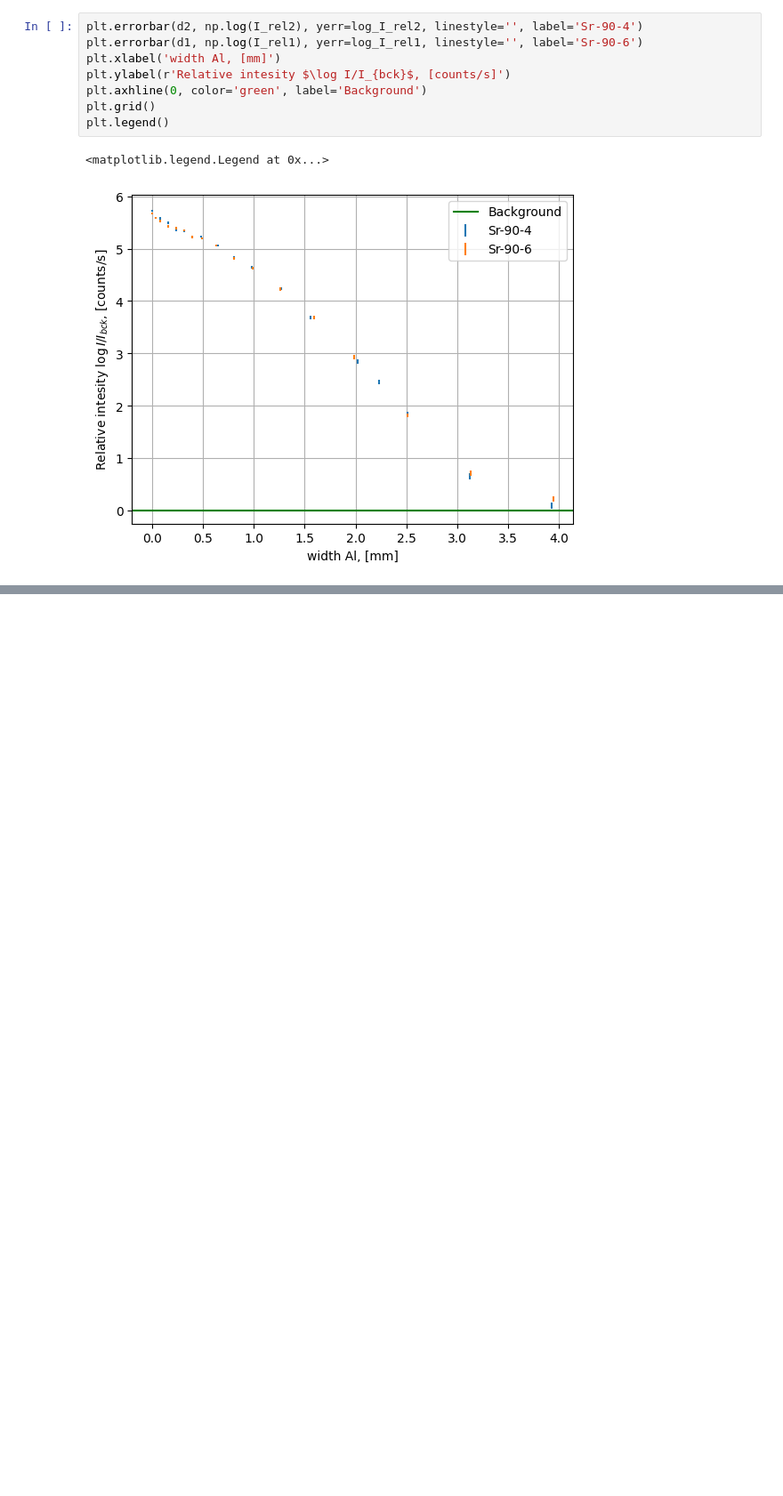
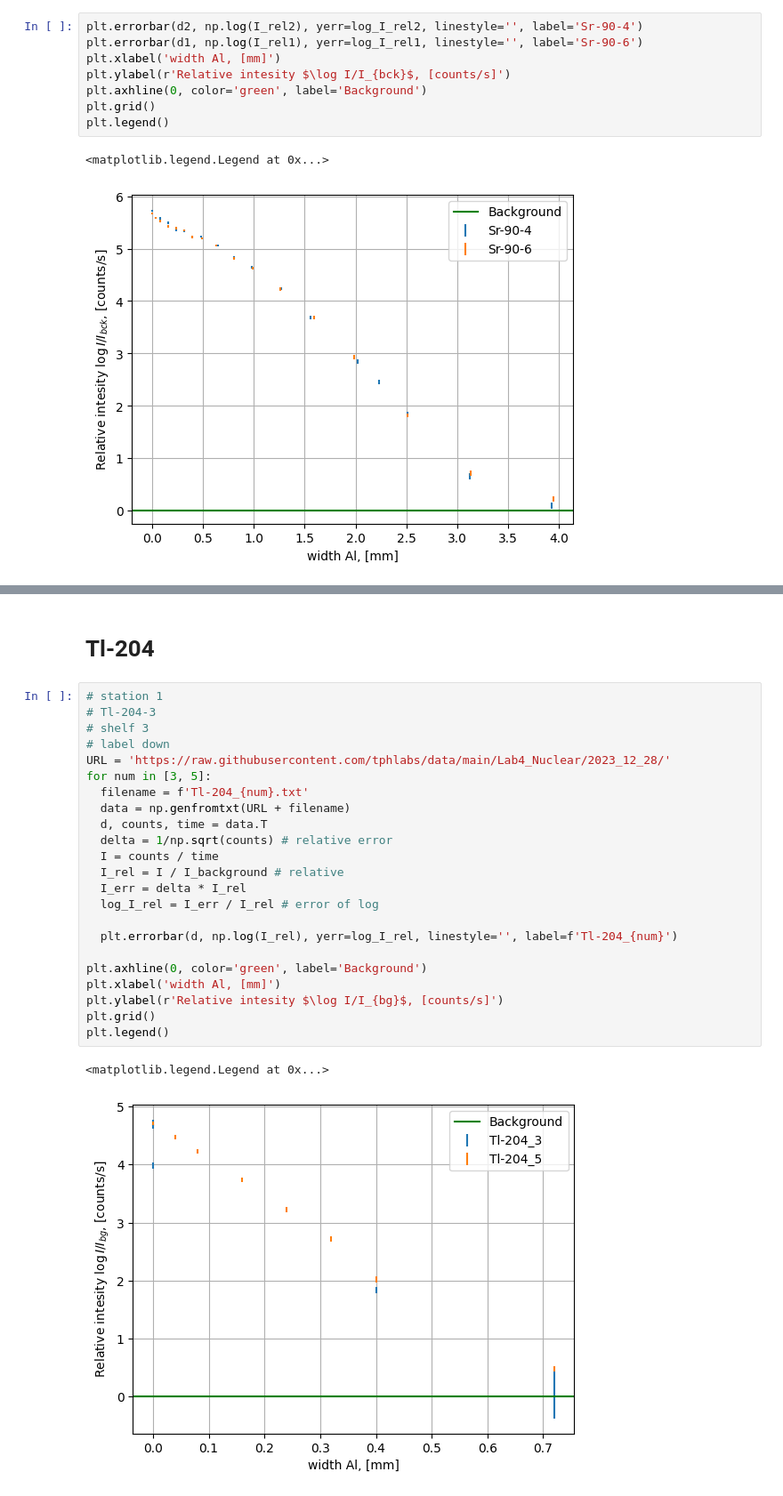
Before and after one commit to evgeny-kolonsky/Lab4_Nuclear, a Jupyter notebook: Lab4_beta_attenuation.ipynb, the cells around one changed output, grey strips where cells are left out. Shown at 89% size. Saved outputs shown, nothing was run; the diff lists cells and outputs as text; blank space fills up the shorter version.

```diff
--- a/Lab4_beta_attenuation.ipynb
+++ b/Lab4_beta_attenuation.ipynb
@@ -133,0 +134,28 @@ plt.legend()
+# %% [markdown]
+# Tl-204
+# %%
+# station 1
+# Tl-204-3
+# shelf 3
+# label down
+URL = 'https://raw.githubusercontent.com/tphlabs/data/main/Lab4_Nuclear/2023_12_28/'
+for num in [3, 5]:
+  filename = f'Tl-204_{num}.txt'
+  data = np.genfromtxt(URL + filename)
+  d, counts, time = data.T
+  delta = 1/np.sqrt(counts) # relative error
+  I = counts / time
+  I_rel = I / I_background # relative
+  I_err = delta * I_rel
+  log_I_rel = I_err / I_rel # error of log
+
+  plt.errorbar(d, np.log(I_rel), yerr=log_I_rel, linestyle='', label=f'Tl-204_{num}')
+
+plt.axhline(0, color='green', label='Background')
+plt.xlabel('width Al, [mm]')
+plt.ylabel(r'Relative intesity $\log I/I_{bg}$, [counts/s]')
+plt.grid()
+plt.legend()
+# %% [output]
+<matplotlib.legend.Legend at 0x...>
+[figure, added]
```
Also changed, not shown: parts of 3 cells of this notebook.
